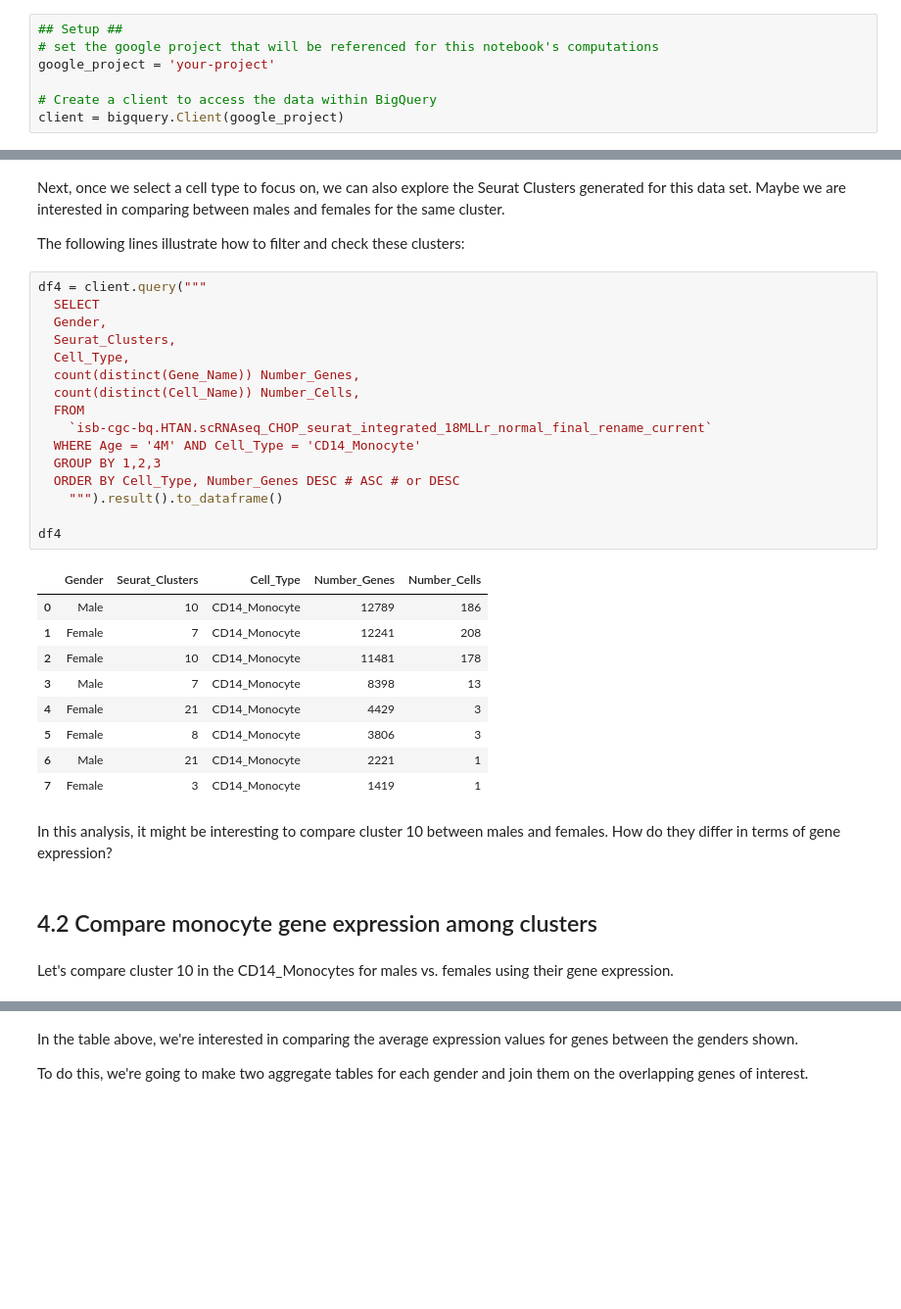
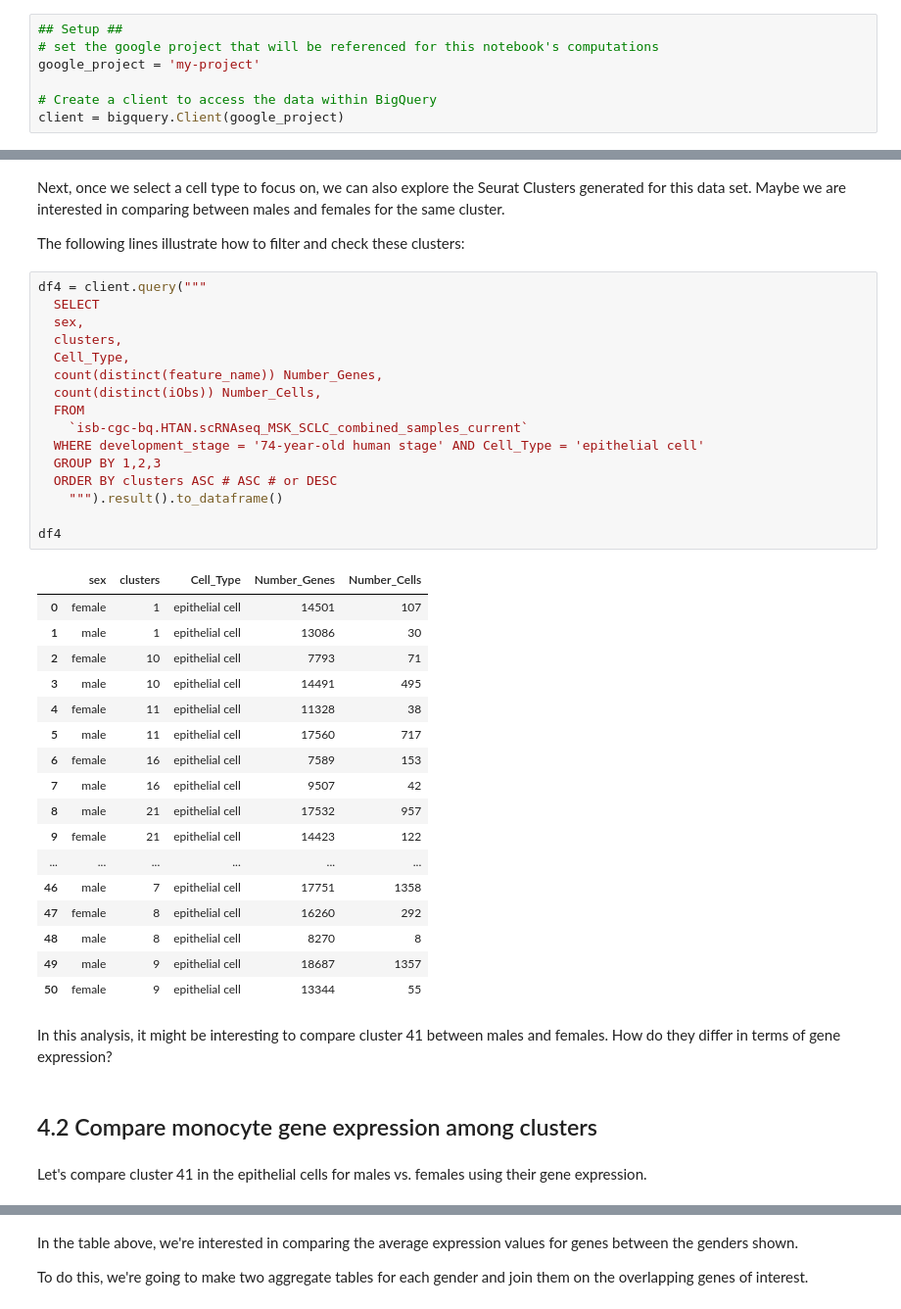
Before and after one commit to isb-cgc/Community-Notebooks, a Jupyter notebook: HTAN/Python Notebooks/Investigating_Single_Cell_HTAN_Data.ipynb, the cells around one changed output, grey strips where cells are left out. Shown at 98% size. Drawn from its saved outputs; the diff is of its cells as text; blank space fills up the shorter version.

```diff
--- a/HTAN/Python Notebooks/Investigating_Single_Cell_HTAN_Data.ipynb
+++ b/HTAN/Python Notebooks/Investigating_Single_Cell_HTAN_Data.ipynb
@@ -70,7 +89,7 @@ auth.authenticate_user()
 # %%
 ## Setup ##
 # set the google project that will be referenced for this notebook's computations
-google_project = 'your-project'
+google_project = 'my-project'
 
 # Create a client to access the data within BigQuery
 client = bigquery.Client(google_project)
@@ -210,35 +238,43 @@ The following lines illustrate how to filter and check these clusters:
 # %%
 df4 = client.query("""
   SELECT
-  Gender,
-  Seurat_Clusters,
+  sex,
+  clusters,
   Cell_Type,
-  count(distinct(Gene_Name)) Number_Genes,
-  count(distinct(Cell_Name)) Number_Cells,
+  count(distinct(feature_name)) Number_Genes,
+  count(distinct(iObs)) Number_Cells,
   FROM
-    `isb-cgc-bq.HTAN.scRNAseq_CHOP_seurat_integrated_18MLLr_normal_final_rename_current`
-  WHERE Age = '4M' AND Cell_Type = 'CD14_Monocyte'
+    `isb-cgc-bq.HTAN.scRNAseq_MSK_SCLC_combined_samples_current`
+  WHERE development_stage = '74-year-old human stage' AND Cell_Type = 'epithelial cell'
   GROUP BY 1,2,3
-  ORDER BY Cell_Type, Number_Genes DESC # ASC # or DESC
+  ORDER BY clusters ASC # ASC # or DESC
     """).result().to_dataframe()
 
 df4
 # %% [output]
-|  | Gender | Seurat_Clusters | Cell_Type | Number_Genes | Number_Cells |
-| 0 | Male | 10 | CD14_Monocyte | 12789 | 186 |
-| 1 | Female | 7 | CD14_Monocyte | 12241 | 208 |
-| 2 | Female | 10 | CD14_Monocyte | 11481 | 178 |
-| 3 | Male | 7 | CD14_Monocyte | 8398 | 13 |
-| 4 | Female | 21 | CD14_Monocyte | 4429 | 3 |
-| 5 | Female | 8 | CD14_Monocyte | 3806 | 3 |
-| 6 | Male | 21 | CD14_Monocyte | 2221 | 1 |
-| 7 | Female | 3 | CD14_Monocyte | 1419 | 1 |
+|  | sex | clusters | Cell_Type | Number_Genes | Number_Cells |
+| 0 | female | 1 | epithelial cell | 14501 | 107 |
+| 1 | male | 1 | epithelial cell | 13086 | 30 |
+| 2 | female | 10 | epithelial cell | 7793 | 71 |
+| 3 | male | 10 | epithelial cell | 14491 | 495 |
+| 4 | female | 11 | epithelial cell | 11328 | 38 |
+| 5 | male | 11 | epithelial cell | 17560 | 717 |
+| 6 | female | 16 | epithelial cell | 7589 | 153 |
+| 7 | male | 16 | epithelial cell | 9507 | 42 |
+| 8 | male | 21 | epithelial cell | 17532 | 957 |
+| 9 | female | 21 | epithelial cell | 14423 | 122 |
+| ... | ... | ... | ... | ... | ... |
+| 46 | male | 7 | epithelial cell | 17751 | 1358 |
+| 47 | female | 8 | epithelial cell | 16260 | 292 |
+| 48 | male | 8 | epithelial cell | 8270 | 8 |
+| 49 | male | 9 | epithelial cell | 18687 | 1357 |
+| 50 | female | 9 | epithelial cell | 13344 | 55 |
 # %% [markdown]
-In this analysis, it might be interesting to compare cluster 10 between males and females. How do they differ in terms of gene expression?
+In this analysis, it might be interesting to compare cluster 41 between males and females. How do they differ in terms of gene expression?
 # %% [markdown]
 ## 4.2 Compare monocyte gene expression among clusters
 # %% [markdown]
-Let's compare cluster 10 in the CD14_Monocytes for males vs. females using their gene expression.
+Let's compare cluster 41 in the epithelial cells for males vs. females using their gene expression.
 # %%
 df5 = client.query("""
   SELECT
```
Also changed, not shown: parts of 19 cells of this notebook.
